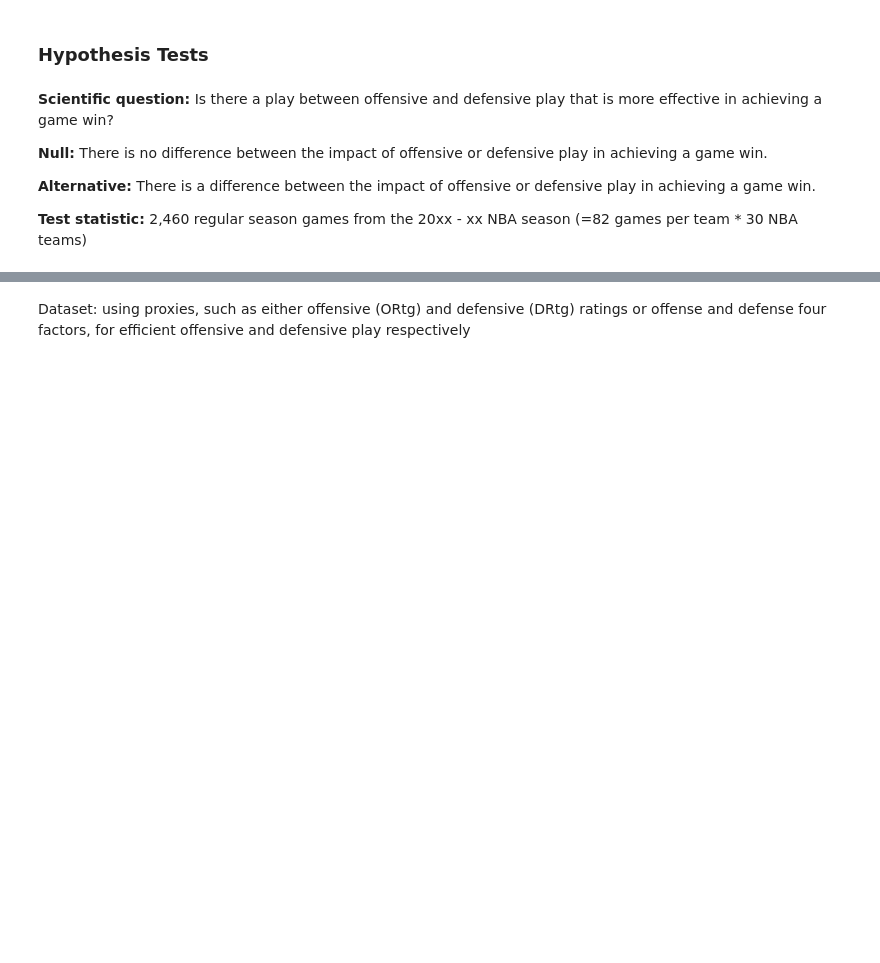
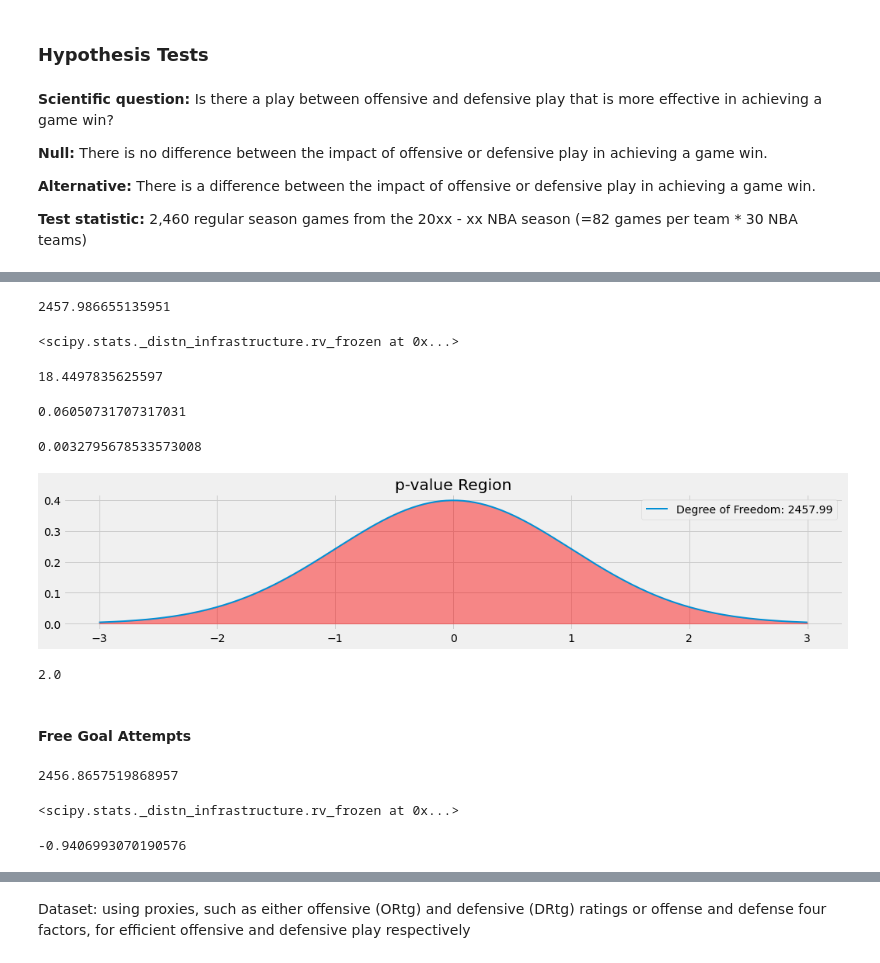
Before and after one commit to alicetsai1020/Off_v_Def_Play, a Jupyter notebook: draft.ipynb, the cells around one changed output, grey strips where cells are left out. Saved outputs shown, nothing was run; the diff lists cells and outputs as text; code cells hidden in the pictures; blank space fills up the shorter version.

Commit message:
draft for stat tests

```diff
--- a/draft.ipynb
+++ b/draft.ipynb
@@ -394,0 +409,15 @@ plt.show()
+# %%
+def welch_test_statistic(sample_1, sample_2):
+    numerator = np.mean(sample_1) - np.mean(sample_2)
+    denominator_sq = (np.var(sample_1) / len(sample_1)) + \
+                        (np.var(sample_2) / len(sample_2))
+    return numerator / np.sqrt(denominator_sq)
+# %%
+def welch_satterhwaithe_df(sample_1, sample_2):
+    ss1 = len(sample_1)
+    ss2 = len(sample_2)
+    df = (
+        ((np.var(sample_1)/ss1 + np.var(sample_2)/ss2)**(2.0)) /
+        ((np.var(sample_1)/ss1)**(2.0)/(ss1 - 1) + (np.var(sample_2)/ss2)**(2.0)/(ss2 - 1))
+    )
+    return df
@@ -394,0 +426,58 @@ plt.show()
+# %%
+FG3_PCT_df = welch_satterhwaithe_df(list(game_win_query['FG3_PCT']), list(game_loss_query['FG3_PCT']))
+FG3_PCT_df
+# %% [output]
+2457.986655135951
+# %%
+FG3_PCT_dist = stats.t(FG3_PCT_df)
+FG3_PCT_dist
+# %% [output]
+<scipy.stats._distn_infrastructure.rv_frozen at 0x...>
+# %%
+FG3_PCT_test_stat = welch_test_statistic(game_win_query['FG3_PCT'], game_loss_query['FG3_PCT'])
+FG3_PCT_test_stat
+# %% [output]
+18.4497835625597
+# %%
+np.mean(game_win_query['FG3_PCT']) - np.mean(game_loss_query['FG3_PCT'])
+# %% [output]
+0.06050731707317031
+# %%
+np.sqrt((np.var(game_win_query['FG3_PCT']) / len(game_win_query['FG3_PCT'])) + (np.var(game_loss_query['FG3_PCT']) / len(game_loss_query['FG3_PCT'])))
+# %% [output]
+0.0032795678533573008
+# %%
+# p-val
+x = np.linspace(-3, 3, num=250)
+
+fig, ax = plt.subplots(1, figsize=(16, 3))
+FG3_PCT_dist = stats.t(FG3_PCT_df)
+ax.plot(x, FG3_PCT_dist.pdf(x), linewidth=2, label="Degree of Freedom: {:2.2f}".format(FG3_PCT_df))
+_ = ax.fill_between(x, FG3_PCT_dist.pdf(x), where=(x >= -FG3_PCT_test_stat), color="red", alpha=0.25)
+_ = ax.fill_between(x, FG3_PCT_dist.pdf(x), where=(x <= FG3_PCT_test_stat), color="red", alpha=0.25)
+ax.legend()
+ax.set_title("p-value Region");
+# %% [output]
+[figure, added]
+# %%
+FG3_PCT_p_value = FG3_PCT_dist.cdf(FG3_PCT_test_stat) + (1 - FG3_PCT_dist.cdf(-FG3_PCT_test_stat))
+FG3_PCT_p_value
+# %% [output]
+2.0
+# %% [markdown]
+#### Free Goal Attempts
+# %%
+FGA_df = welch_satterhwaithe_df(list(game_win_query['FGA']), list(game_loss_query['FGA']))
+FGA_df
+# %% [output]
+2456.8657519868957
+# %%
+FGA_dist = stats.t(FGA_df)
+FGA_dist
+# %% [output]
+<scipy.stats._distn_infrastructure.rv_frozen at 0x...>
+# %%
+FGA_test_stat = welch_test_statistic(game_win_query['FGA'], game_loss_query['FGA'])
+FGA_test_stat
+# %% [output]
+-0.9406993070190576
```
Also changed, not shown: parts of 8 cells of this notebook.
